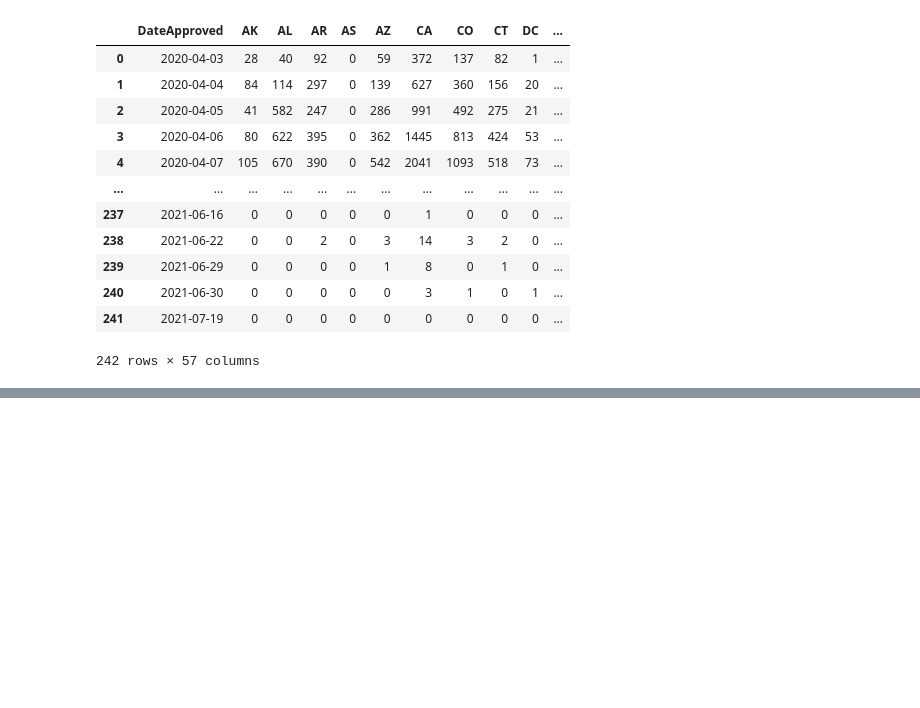
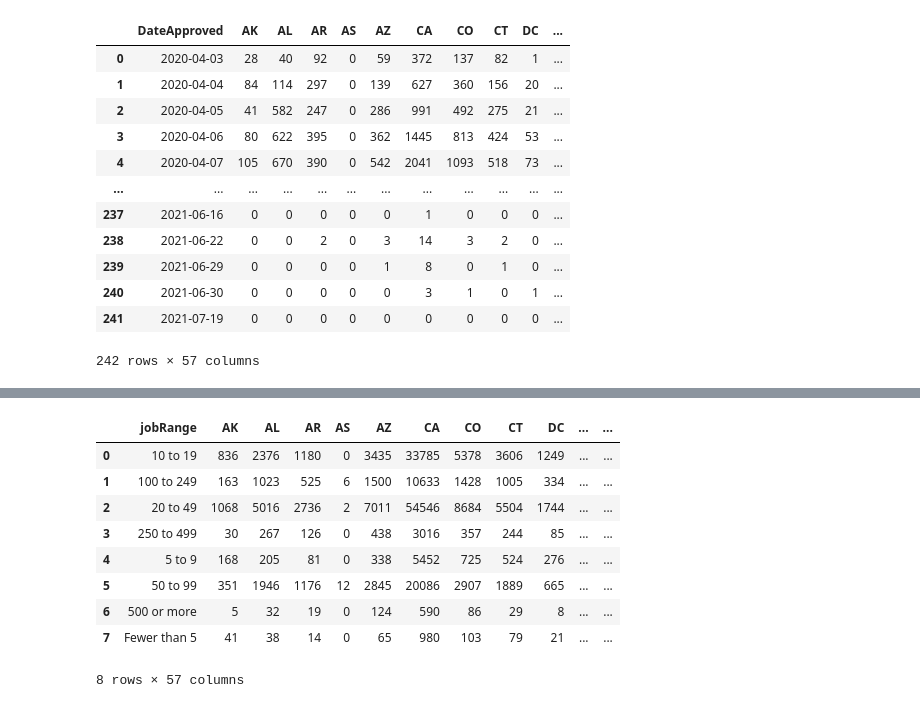
Before and after one commit to cspence001/mapdata_finalization_notebooks, a Jupyter notebook: review/dataviews/dataviews.ipynb, the cells around one changed output, grey strips where cells are left out. Saved outputs shown, nothing was run; the diff lists cells and outputs as text; code cells hidden in the pictures; blank space fills up the shorter version.

```diff
--- a/review/dataviews/dataviews.ipynb
+++ b/review/dataviews/dataviews.ipynb
@@ -437,0 +700,2 @@ fig.show()
+# %%
+ranges = pd.read_csv("../../../data/pipe_hpgf23.csv", index_col=0)
@@ -437,0 +796,16 @@ fig.show()
+# %%
+pd.reset_option('all')
+loanstate_piv = loanstate_col.pivot_table(index=['LoanRange'],
+            columns=['BorrowerState'], values='LoanNumber', aggfunc='count').fillna(0)
+loanstate_piv = loanstate_piv.reset_index()
+loanstate_piv = loanstate_piv.rename_axis(None, axis=1)
+loanstate_piv.set_index("LoanRange")
+cols = ['AK', 'AL', 'AR', 'AS', 'AZ', 'CA', 'CO', 'CT', 'DC',
+       'DE', 'FL', 'GA', 'GU', 'HI', 'IA', 'ID', 'IL', 'IN', 'KS', 'KY', 'LA',
+       'MA', 'MD', 'ME', 'MI', 'MN', 'MO', 'MP', 'MS', 'MT', 'NC', 'ND', 'NE',
+       'NH', 'NJ', 'NM', 'NV', 'NY', 'OH', 'OK', 'OR', 'PA',
+       'PR', 'RI', 'SC', 'SD', 'TN', 'TX', 'UT', 'VA', 'VI', 'VT', 'WA', 'WI',
+       'WV', 'WY']
+loanstate_piv[cols]=loanstate_piv[cols].astype(int)
+loanstate_piv.to_csv("figs/loanstate_df.csv")
+loanstate_piv
@@ -437,0 +874,4 @@ fig.show()
+# %%
+cols = ["BorrowerState","jobRange","LoanNumber"]
+jobstate_col = ranges[cols]
+jobstate_col
@@ -437,0 +892,27 @@ fig.show()
+# %%
+pd.reset_option('all')
+jobstate_piv = jobstate_col.pivot_table(index=['jobRange'],
+            columns=['BorrowerState'], values='LoanNumber', aggfunc='count').fillna(0)
+jobstate_piv = jobstate_piv.reset_index()
+jobstate_piv = jobstate_piv.rename_axis(None, axis=1)
+jobstate_piv.set_index("jobRange")
+cols = ['AK', 'AL', 'AR', 'AS', 'AZ', 'CA', 'CO', 'CT', 'DC',
+       'DE', 'FL', 'GA', 'GU', 'HI', 'IA', 'ID', 'IL', 'IN', 'KS', 'KY', 'LA',
+       'MA', 'MD', 'ME', 'MI', 'MN', 'MO', 'MP', 'MS', 'MT', 'NC', 'ND', 'NE',
+       'NH', 'NJ', 'NM', 'NV', 'NY', 'OH', 'OK', 'OR', 'PA',
+       'PR', 'RI', 'SC', 'SD', 'TN', 'TX', 'UT', 'VA', 'VI', 'VT', 'WA', 'WI',
+       'WV', 'WY']
+jobstate_piv[cols]=jobstate_piv[cols].astype(int)
+jobstate_piv.to_csv("figs/jobstate_df.csv")
+jobstate_piv
+# %% [output]
+|  | jobRange | AK | AL | AR | AS | AZ | CA | CO | CT | DC | ... | ... |
+| 0 | 10 to 19 | 836 | 2376 | 1180 | 0 | 3435 | 33785 | 5378 | 3606 | 1249 | ... | ... |
+| 1 | 100 to 249 | 163 | 1023 | 525 | 6 | 1500 | 10633 | 1428 | 1005 | 334 | ... | ... |
+| 2 | 20 to 49 | 1068 | 5016 | 2736 | 2 | 7011 | 54546 | 8684 | 5504 | 1744 | ... | ... |
+| 3 | 250 to 499 | 30 | 267 | 126 | 0 | 438 | 3016 | 357 | 244 | 85 | ... | ... |
+| 4 | 5 to 9 | 168 | 205 | 81 | 0 | 338 | 5452 | 725 | 524 | 276 | ... | ... |
+| 5 | 50 to 99 | 351 | 1946 | 1176 | 12 | 2845 | 20086 | 2907 | 1889 | 665 | ... | ... |
+| 6 | 500 or more | 5 | 32 | 19 | 0 | 124 | 590 | 86 | 29 | 8 | ... | ... |
+| 7 | Fewer than 5 | 41 | 38 | 14 | 0 | 65 | 980 | 103 | 79 | 21 | ... | ... |
+8 rows × 57 columns
```
Also changed, not shown: parts of 30 cells of this notebook, 1 other file.
